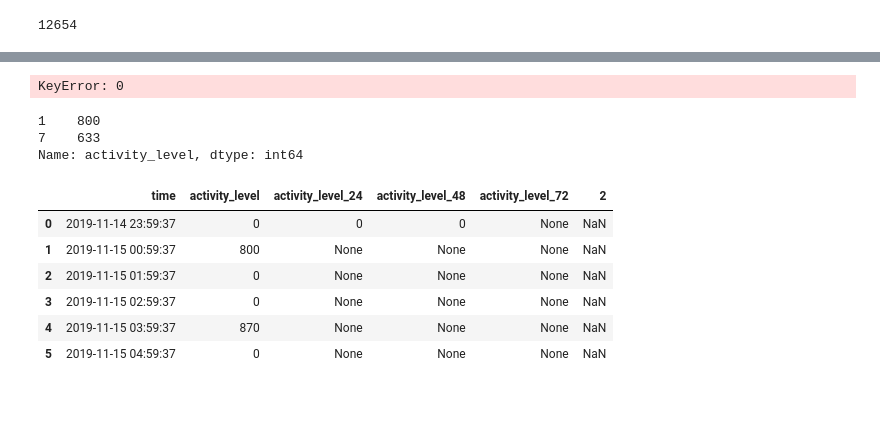
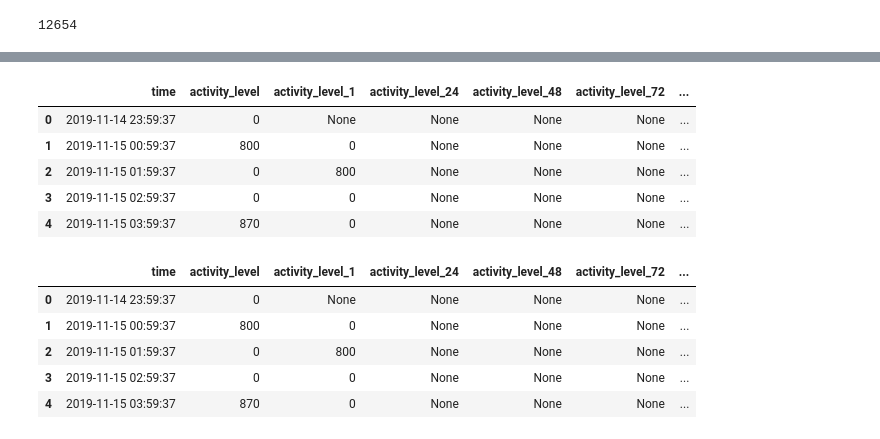
Before and after one commit to tanzimtaher/Predicting-Estrus-in-Cattle-from-Accelerometer-Data, a Jupyter notebook: Script.ipynb, the cells around one changed output, grey strips where cells are left out. Drawn from its saved outputs; the diff is of its cells as text; code cells hidden in the pictures; blank space fills up the shorter version.

Commit message:
Worked on activity levels, time slice, historical comparison value, trends, etc.

```diff
--- a/Script.ipynb
+++ b/Script.ipynb
@@ -1113,4 +1111,5 @@ activity_df
 # %%
+activity_df['activity_level_1'] = None
 activity_df['activity_level_24'] = None
 activity_df['activity_level_48'] = None
 activity_df['activity_level_72'] = None
@@ -1126,14 +1125,18 @@ activity_df.head()
 # %%
 for i in range(len(activity_df)):
 
-    timevalue_24 = activity_df.iloc[i, 0] #- timedelta(hours=24)
-    timevalue_48 = activity_df.iloc[i, 0] #- timedelta(hours=48)
-    timevalue_72 = activity_df.iloc[i, 0] #- timedelta(hours=72)
+    timevalue_1 = activity_df.iloc[i, 0] - timedelta(hours=1)
+    timevalue_24 = activity_df.iloc[i, 0] - timedelta(hours=24)
+    timevalue_48 = activity_df.iloc[i, 0] - timedelta(hours=48)
+    timevalue_72 = activity_df.iloc[i, 0] - timedelta(hours=72)
 
     try:
-        activity_df.iloc[i, 2] = activity_df.loc[activity_df['time']==timevalue_24]['activity_level'][0]
-        activity_df.iloc[i, 3] = activity_df.loc[activity_df['time']==timevalue_48]['activity_level'][0]
-        activity_df.iloc[i, 4] = activity_df.loc[activity_df['time']==timevalue_72]['activity_level'][0]
+        # some errors arise due to duplicate time values being present in the data
+        # trying to resolve the issue of duplicates
+        activity_df.iloc[i, 2] = activity_df.loc[activity_df['time']==timevalue_1]['activity_level'].values[0]
+        activity_df.iloc[i, 3] = activity_df.loc[activity_df['time']==timevalue_24]['activity_level'].values[0]
+        activity_df.iloc[i, 4] = activity_df.loc[activity_df['time']==timevalue_48]['activity_level'].values[0]
+        activity_df.iloc[i, 5] = activity_df.loc[activity_df['time']==timevalue_72]['activity_level'].values[0]
     except:
         pass
 # %%
@@ -1155,21 +1152,12 @@ activity_df
-# %%
-timevalue_24 = "2019-11-15 00:59:37"
-activity_df.iloc[1, 2] = activity_df.loc[activity_df['time']==timevalue_24]['activity_level'][0]
-# %% [output]
-KeyError: 0
-# %%
-activity_df.loc[activity_df['time']==timevalue_24]['activity_level']
-# %% [output]
-1    800
-7    633
-Name: activity_level, dtype: int64
+# %%
+activity_df['historical_comparison_value'] = None
+activity_df['trend'] = None
 # %%
-activity_df
+activity_df.head()
 # %% [output]
-|  | time | activity_level | activity_level_24 | activity_level_48 | activity_level_72 | 2 |
-| 0 | 2019-11-14 23:59:37 | 0 | 0 | 0 | None | NaN |
-| 1 | 2019-11-15 00:59:37 | 800 | None | None | None | NaN |
-| 2 | 2019-11-15 01:59:37 | 0 | None | None | None | NaN |
-| 3 | 2019-11-15 02:59:37 | 0 | None | None | None | NaN |
-| 4 | 2019-11-15 03:59:37 | 870 | None | None | None | NaN |
-| 5 | 2019-11-15 04:59:37 | 0 | None | None | None | NaN |
+|  | time | activity_level | activity_level_1 | activity_level_24 | activity_level_48 | activity_level_72 | ... |
+| 0 | 2019-11-14 23:59:37 | 0 | None | None | None | None | ... |
+| 1 | 2019-11-15 00:59:37 | 800 | 0 | None | None | None | ... |
+| 2 | 2019-11-15 01:59:37 | 0 | 800 | None | None | None | ... |
+| 3 | 2019-11-15 02:59:37 | 0 | 0 | None | None | None | ... |
+| 4 | 2019-11-15 03:59:37 | 870 | 0 | None | None | None | ... |
@@ -1175,0 +1187,9 @@ activity_df
+# %%
+activity_df.head()
+# %% [output]
+|  | time | activity_level | activity_level_1 | activity_level_24 | activity_level_48 | activity_level_72 | ... |
+| 0 | 2019-11-14 23:59:37 | 0 | None | None | None | None | ... |
+| 1 | 2019-11-15 00:59:37 | 800 | 0 | None | None | None | ... |
+| 2 | 2019-11-15 01:59:37 | 0 | 800 | None | None | None | ... |
+| 3 | 2019-11-15 02:59:37 | 0 | 0 | None | None | None | ... |
+| 4 | 2019-11-15 03:59:37 | 870 | 0 | None | None | None | ... |
```
Also changed, not shown: parts of 5 cells of this notebook.
